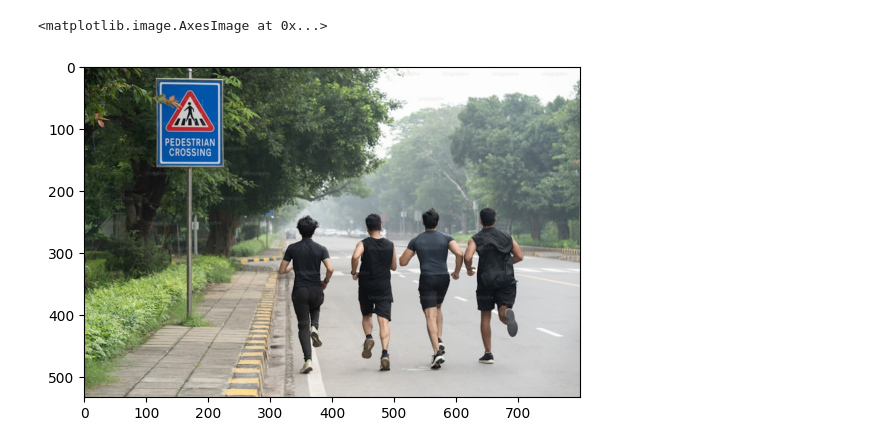
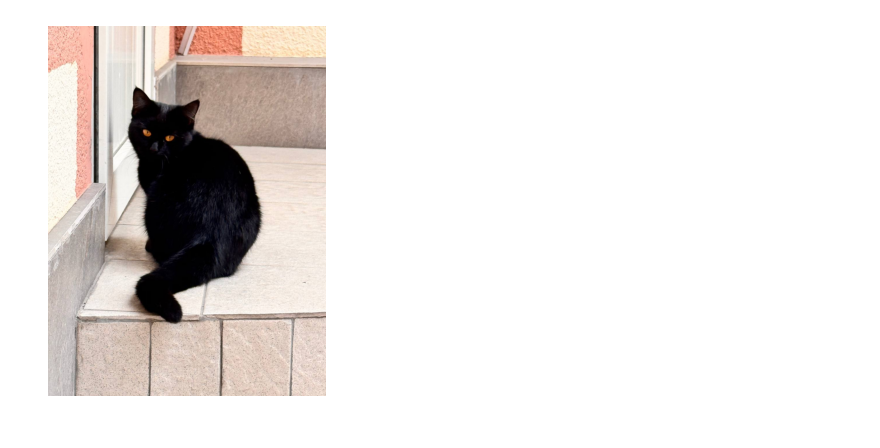
Before and after one commit to sultanovazamat/fast-track-ai, a Jupyter notebook: notebooks/Chapter_08_Image_Segmentation.ipynb, the cells around one changed output. Drawn from its saved outputs; the diff is of its cells as text; code cells hidden in the pictures.

```diff
--- a/notebooks/Chapter_08_Image_Segmentation.ipynb
+++ b/notebooks/Chapter_08_Image_Segmentation.ipynb
@@ -21,17 +21,15 @@ Successfully installed ultralytics-8.3.31 ultralytics-thop-2.0.11
-# %%
-import requests
-import matplotlib.pyplot as plt
-from io import BytesIO
-from PIL import Image
-
-image_url = "https://plus.unsplash.com/premium_photo-1726403422010-4cf1c12fb721?w=800&auto=format&fit=crop&q=60&ixlib=rb-4.0.3&ixid=M3wxMjA3fDB8MHxzZWFyY2h8MTN8fHBlZGVzdHJpYW5zJTIwZnJvbSUyMGNhcnxlbnwwfHwwfHx8MA%3D%3D"
-response = requests.get(image_url)
-img = Image.open(BytesIO(response.content))
-
-plt.imshow(img)
-# %% [output]
-<matplotlib.image.AxesImage at 0x...>
-[figure, removed]
+# %%
+from PIL import Image
+import matplotlib.pyplot as plt
+
+image_path = "cat3.JPG"
+image = Image.open(image_path)
+
+plt.imshow(image)
+plt.axis('off')
+plt.show()
+# %% [output]
+[figure, added]
 # %%
 from ultralytics import YOLO
 import torchvision.transforms as transforms
```
Also changed, not shown: parts of 3 cells of this notebook, 2 other files.
